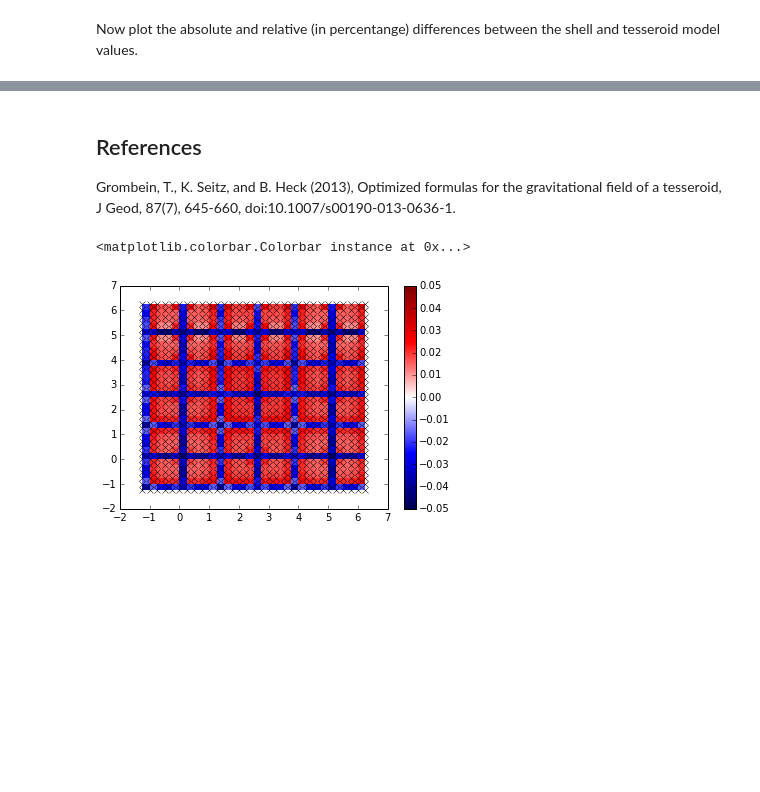
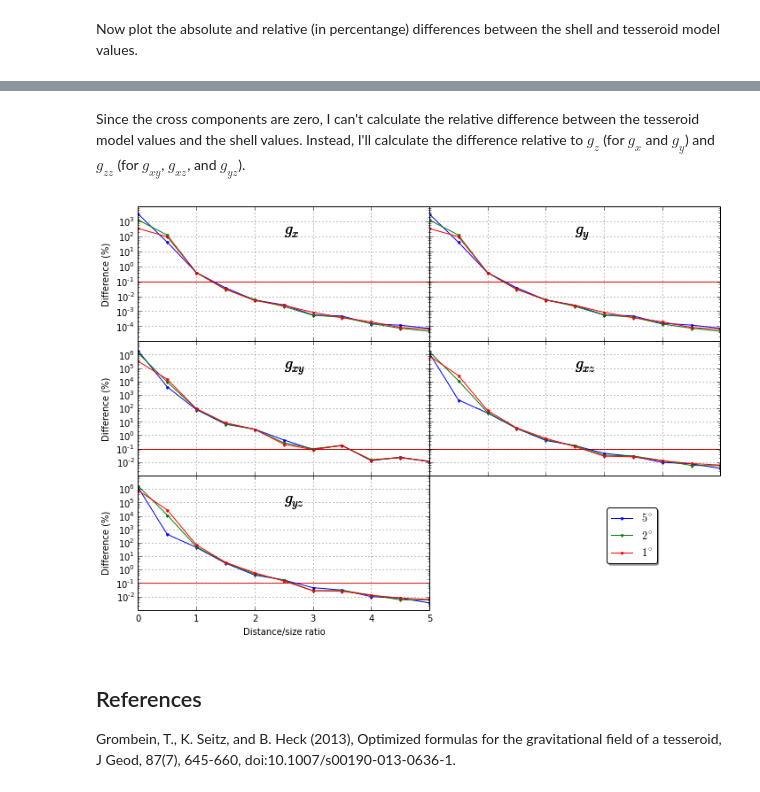
Before and after one commit to pinga-lab/paper-tesseroids, a Jupyter notebook: notebooks/tesseroid_vs_spherical_shell.ipynb, the cells around one changed output, grey strips where cells are left out. Cells and saved outputs as stored; diff of their text form; code cells hidden in the pictures; blank space fills up the shorter version.

```diff
--- a/notebooks/tesseroid_vs_spherical_shell.ipynb
+++ b/notebooks/tesseroid_vs_spherical_shell.ipynb
@@ -263,3 +302,36 @@ plt.tight_layout()
+# %% [markdown]
+Since the cross components are zero, I can't calculate the relative difference between the tesseroid model values and the shell values. Instead, I'll calculate the difference relative to $g_z$ (for $g_x$ and $g_y$) and $g_{zz}$ (for $g_{xy}$, $g_{xz}$, and $g_{yz}$).
+# %%
+titles = [r'$g_{x}$', r'$g_{y}$', r'$g_{xy}$', r'$g_{xz}$', r'$g_{yz}$']
+fields = [1, 2, 5, 6, 8]
+fig, subplots = plt.subplots(3, 2, sharex='col', sharey='row', figsize=(10, 7))
+for s, tess_files in zip(sizes, tess_files_per_size):
+    shell = calc_shell_effect(height, top, bottom, density)
+    diff = calc_differences(shell, tess_files)
+    for f, title, ax in zip(fields, titles, subplots.ravel()):
+        ax.text(0.5, 0.8, title, fontsize=18, transform=ax.transAxes)
+        if f in [1, 2]:
+            d = 100*diff[f]/np.abs(shell[3])
+        else:
+            d = 100*diff[f]/np.abs(shell[9])
+        ax.plot(ratio, d, '.-', label=r'${:g}^\circ$'.format(s))
+        ax.hlines(0.1, ratio.min(), ratio.max(), colors='r')
+        ax.set_xlim(ratio.min(), ratio.max())
+        ax.set_yscale('log')
+        ax.grid(True)
+        ax.set_yticks(ax.get_yticks()[2:-2])
+for ax in subplots[:, 0]:
+    ax.set_ylabel('Difference (%)')
+ax.set_ylim(subplots[-2, 1].get_ybound())
+ax.set_yticks(subplots[-2, 1].get_yticks())
+subplots[-1, 0].set_xlabel('Distance/size ratio')
+subplots[-1, 0].legend(loc='upper right', numpoints=1, bbox_to_anchor=(1.8, 0.8), fancybox=True, shadow=True)
+lastax = subplots[-1, -1]
+lastax.axison = False
+plt.tight_layout()
+plt.subplots_adjust(hspace=0, wspace=0)
+# %% [output]
+[figure, added]
 # %% [markdown]
 ## References
 Grombein, T., K. Seitz, and B. Heck (2013), Optimized formulas for the gravitational field of a tesseroid, J Geod, 87(7), 645-660, doi:10.1007/s00190-013-0636-1.
@@ -270,8 +337,0 @@ lon, lat, f = data[:, 0].reshape((31, 31)), data[:, 1].reshape((31, 31)), data[:
-# %%
-plt.figure()
-plt.plot(lon, lat, 'xk')
-plt.pcolor(lon, lat, f, cmap=plt.cm.seismic, vmin=-0.05, vmax=0.05)
-plt.colorbar()
-# %% [output]
-<matplotlib.colorbar.Colorbar instance at 0x...>
-[figure, removed]
```
Also changed, not shown: parts of 16 cells of this notebook.
